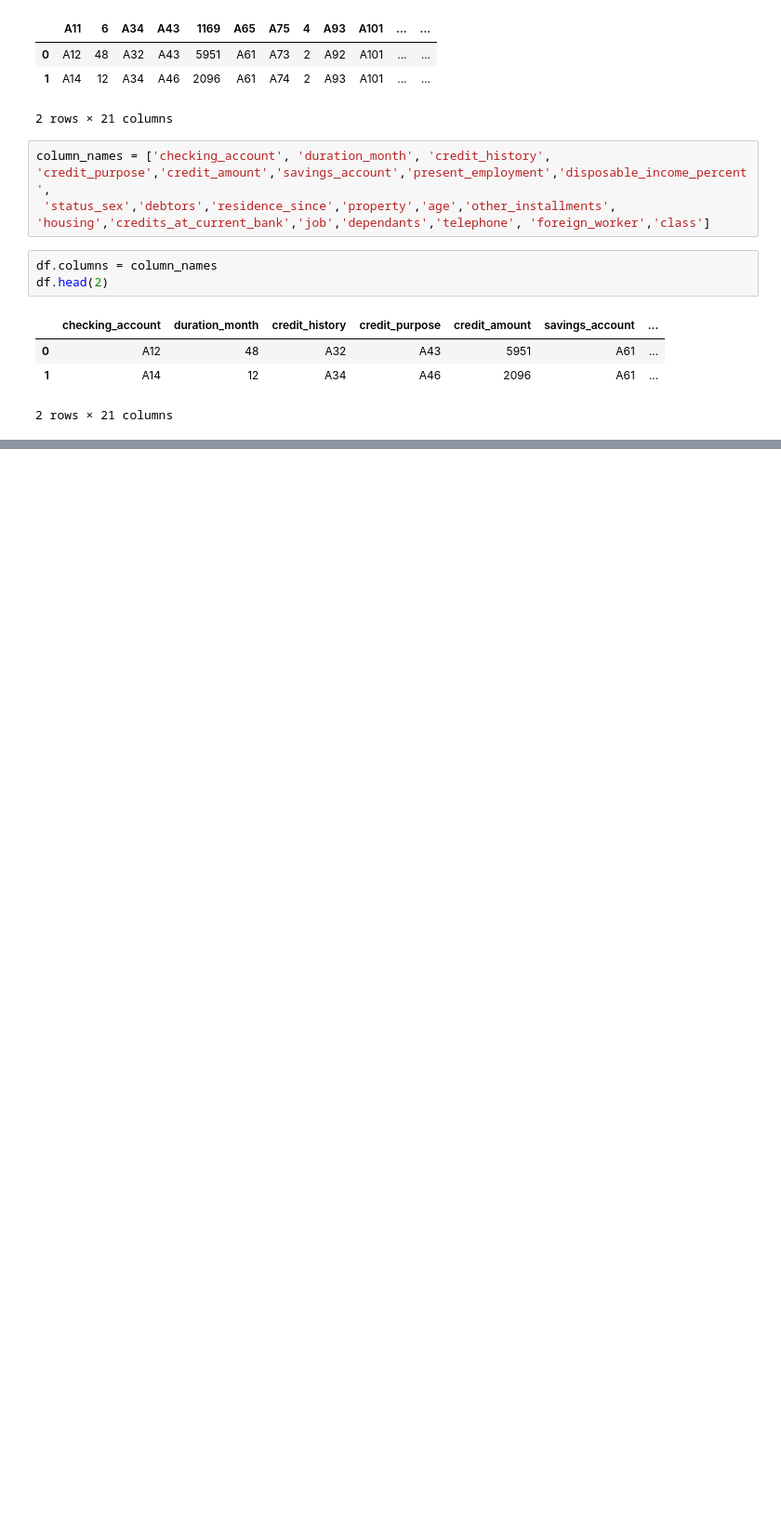
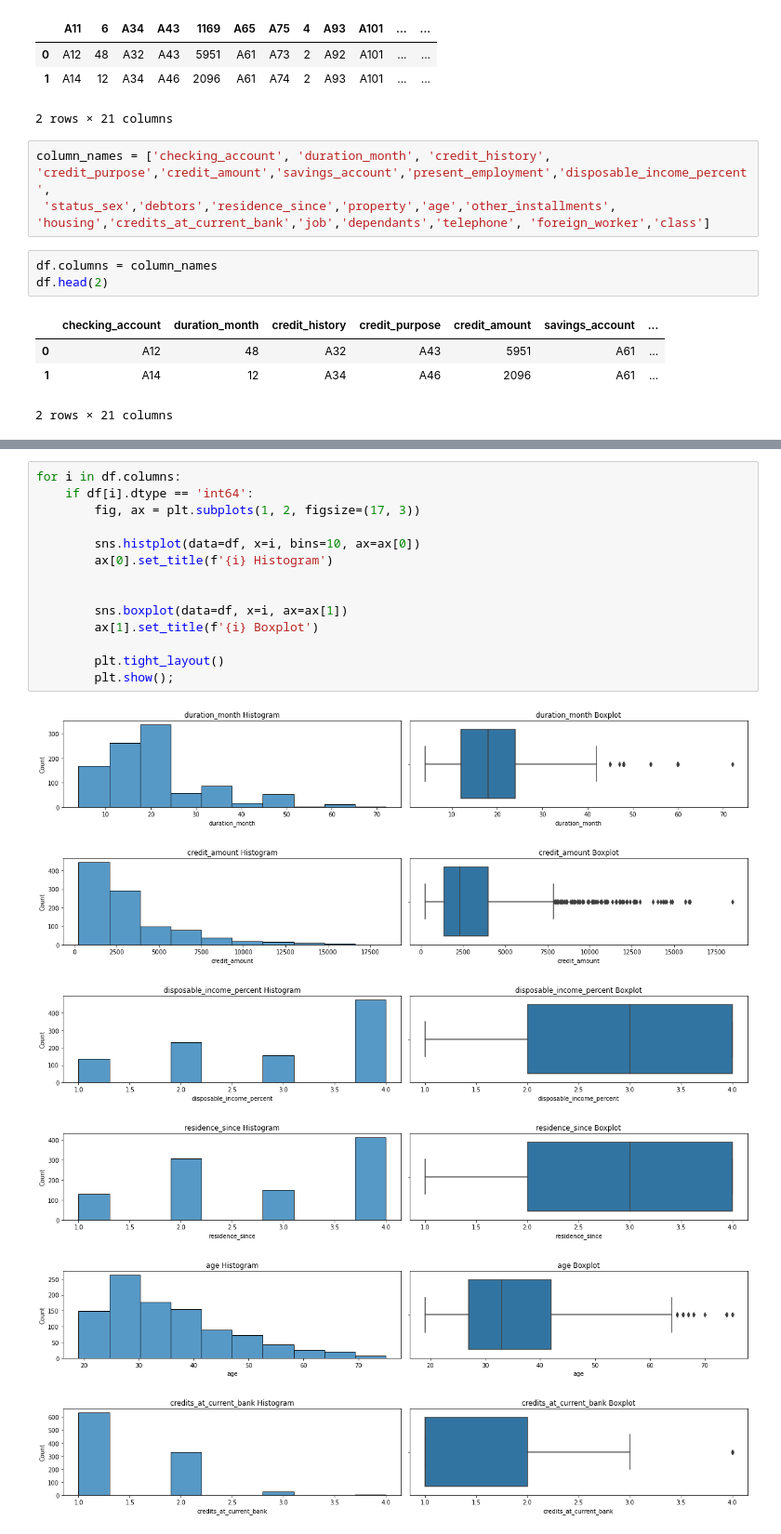
Before and after one commit to lopez-Luis89/Credit, a Jupyter notebook: Team Project AAI 501.ipynb, the cells around one changed output, grey strips where cells are left out. Shown at 93% size. Drawn from its saved outputs; the diff is of its cells as text; blank space fills up the shorter version.

```diff
--- a/Team Project AAI 501.ipynb
+++ b/Team Project AAI 501.ipynb
@@ -24,0 +58,21 @@ df.head(2)
+# %%
+for i in df.columns:
+    if df[i].dtype == 'int64':
+        fig, ax = plt.subplots(1, 2, figsize=(17, 3))
+
+        sns.histplot(data=df, x=i, bins=10, ax=ax[0])
+        ax[0].set_title(f'{i} Histogram')
+
+
+        sns.boxplot(data=df, x=i, ax=ax[1])
+        ax[1].set_title(f'{i} Boxplot')
+
+        plt.tight_layout()
+        plt.show();
+# %% [output]
+[figure, added]
+[figure, added]
+[figure, added]
+[figure, added]
+[figure, added]
+[figure, added]
```
Also changed, not shown: parts of 6 cells of this notebook.
